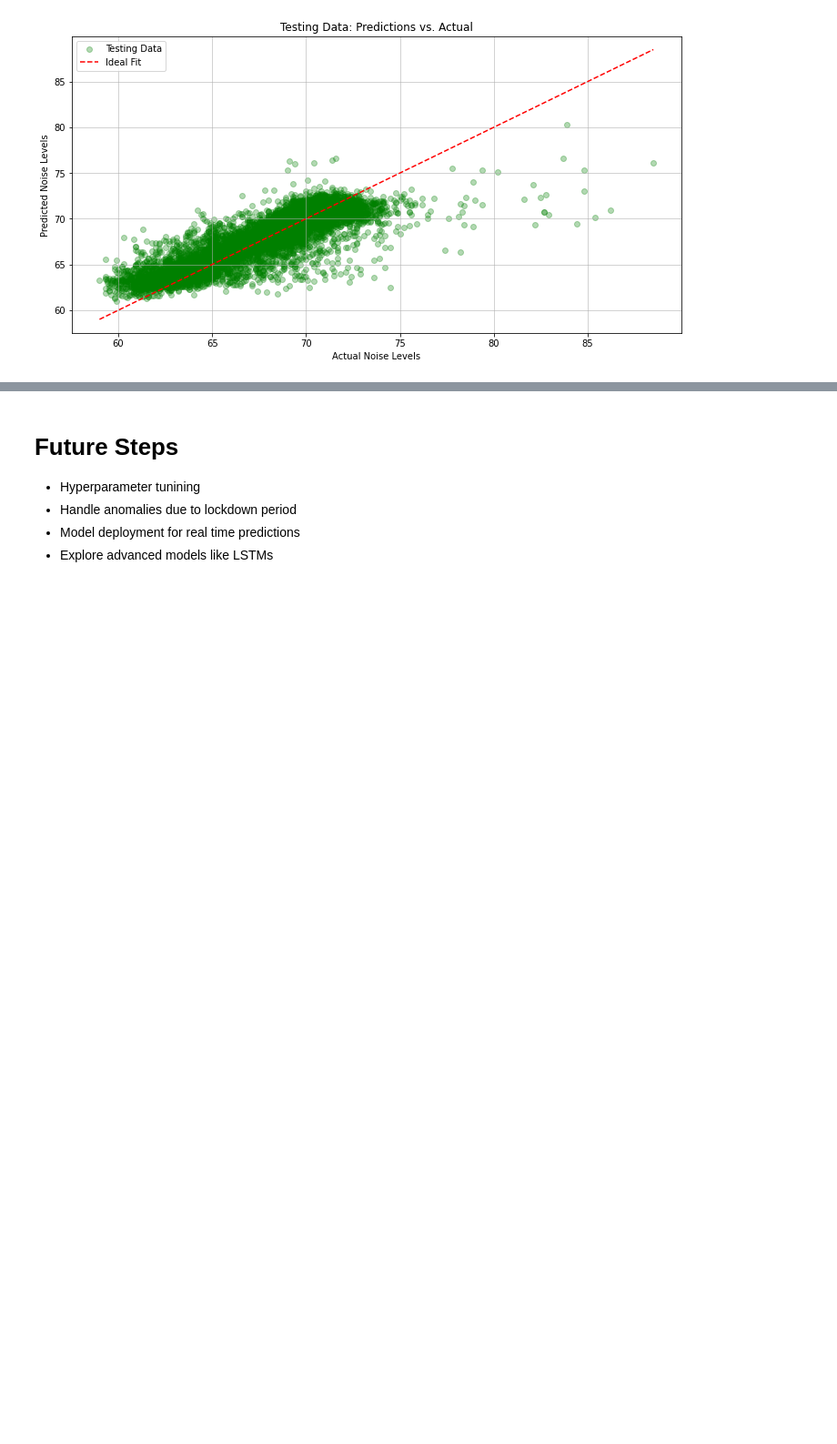
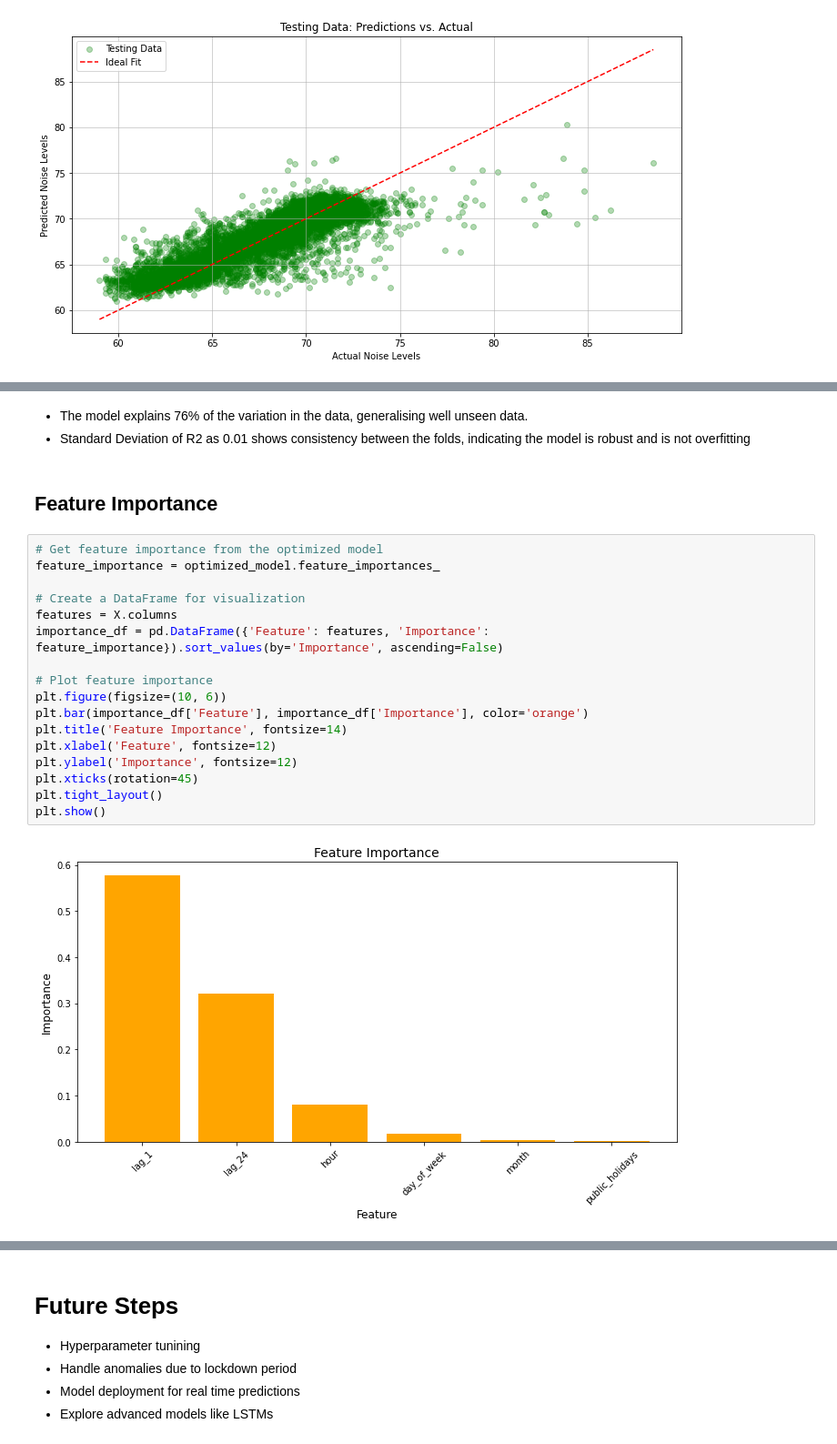
Before and after one commit to ivanseldas/COVID-Noise-Impact-Barcelona, a Jupyter notebook: notebooks/timeseries_forecasting_noise_bcn.ipynb, the cells around one changed output, grey strips where cells are left out. Shown at 91% size. Cells and saved outputs as stored; diff of their text form; blank space fills up the shorter version.

```diff
--- a/notebooks/timeseries_forecasting_noise_bcn.ipynb
+++ b/notebooks/timeseries_forecasting_noise_bcn.ipynb
@@ -1117,0 +1147,24 @@ plt.show()
+# %% [markdown]
+* The model explains 76% of the variation in the data, generalising well unseen data.
+* Standard Deviation of R2 as 0.01 shows consistency between the folds, indicating the model is robust and is not overfitting
+# %% [markdown]
+## Feature Importance
+# %%
+# Get feature importance from the optimized model
+feature_importance = optimized_model.feature_importances_
+
+# Create a DataFrame for visualization
+features = X.columns
+importance_df = pd.DataFrame({'Feature': features, 'Importance': feature_importance}).sort_values(by='Importance', ascending=False)
+
+# Plot feature importance
+plt.figure(figsize=(10, 6))
+plt.bar(importance_df['Feature'], importance_df['Importance'], color='orange')
+plt.title('Feature Importance', fontsize=14)
+plt.xlabel('Feature', fontsize=12)
+plt.ylabel('Importance', fontsize=12)
+plt.xticks(rotation=45)
+plt.tight_layout()
+plt.show()
+# %% [output]
+[figure, added]
```
Also changed, not shown: parts of 12 cells of this notebook.
